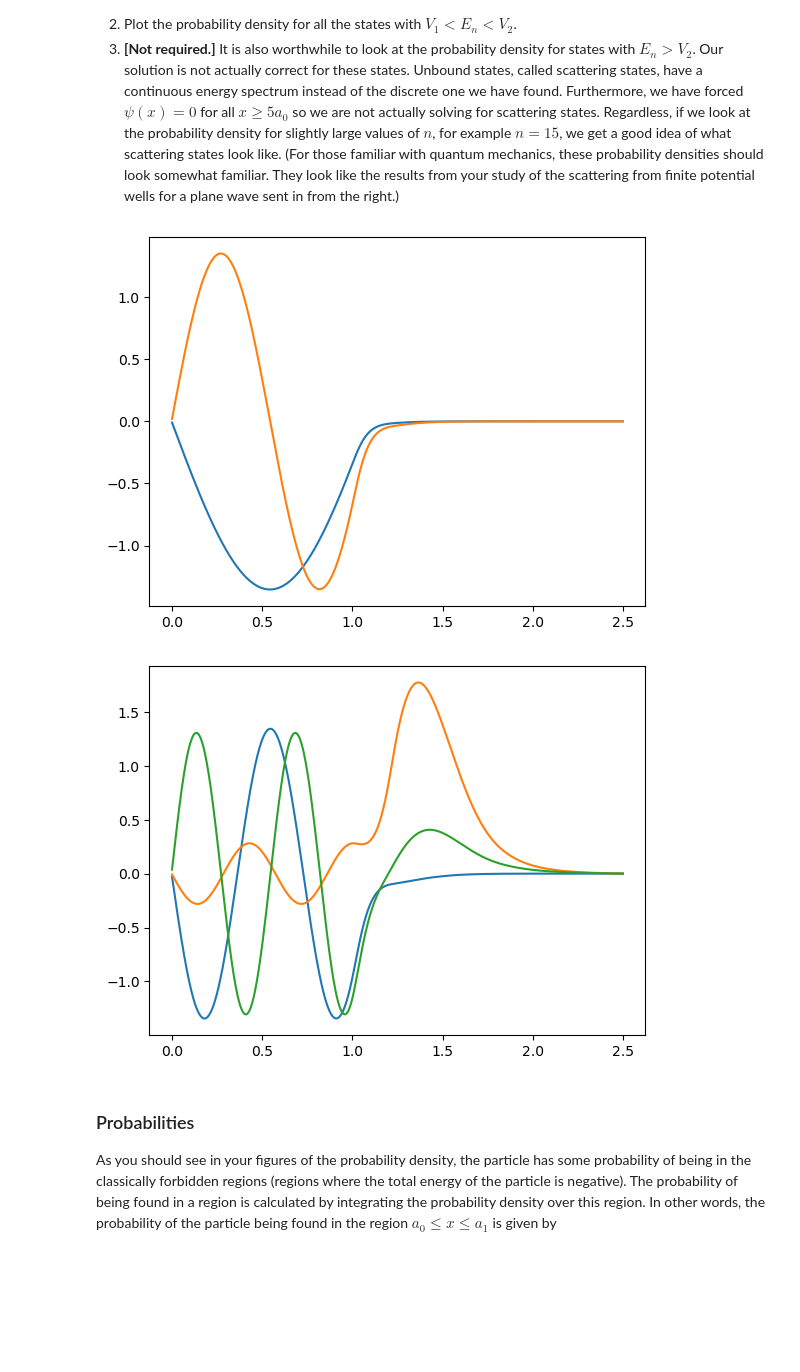
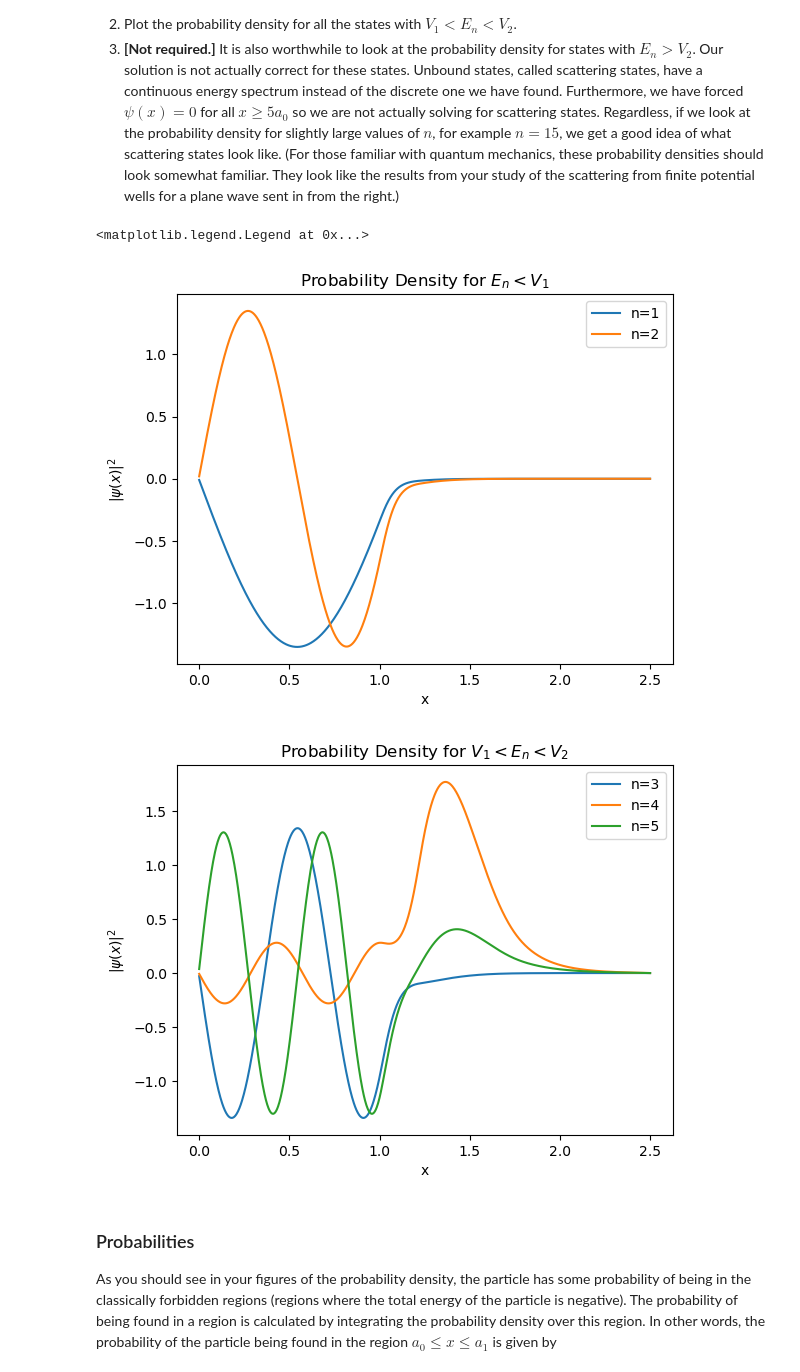
Before and after one commit to SerenaLynas/p250-spring-2026, a Jupyter notebook: labs/Lab08.ipynb, the cells around one changed output. Drawn from its saved outputs; the diff is of its cells as text; code cells hidden in the pictures; blank space fills up the shorter version.

```diff
--- a/labs/Lab08.ipynb
+++ b/labs/Lab08.ipynb
@@ -128,9 +128,13 @@ In doing so keep the following in mind.
 # %%
 for k in range(0, 3):
     n = k + 1
-    # TODO: fix
     phi = np.array([0, *(phis[:, k] * np.sign(phis[0, k])), 0])
     xs = np.linspace(0, L, len(phi))
-    plt.plot(xs, phi)
-    plt.plot(xs, np.sqrt(2 / L) * np.sin((n * np.pi * xs) / L), linestyle="--")
+    plt.plot(xs, phi, label=f"Numerical n={n}")
+    plt.plot(xs, np.sqrt(2 / L) * np.sin((n * np.pi * xs) / L), linestyle="--", label=f"Analytic n={n}")
+
+plt.xlabel("x")
+plt.ylabel(r"$\psi_n(x)$")
+plt.title("First Three Eigenfunctions")
+plt.legend()
 # %% [output]
@@ -285,17 +340,26 @@ All figures can be created in a single cell!
 # %%
 xs = np.linspace(0, L, 1001)
 below_v1, = np.where(ls < V1)
 for k in below_v1:
-    plt.plot(xs, phis[:, k])
+    plt.plot(xs, phis[:, k], label=f"n={k+1}")
+plt.xlabel("x")
+plt.ylabel(r"$|\psi(x)|^2$")
+plt.title(r"Probability Density for $E_n < V_1$")
+plt.legend()
 
 plt.figure()
 
 v1_v2, = np.where((V1 < ls) & (ls < V2))
 for k in v1_v2:
-    plt.plot(xs, phis[:, k])
+    plt.plot(xs, phis[:, k], label=f"n={k+1}")
+plt.xlabel("x")
+plt.ylabel(r"$|\psi(x)|^2$")
+plt.title(r"Probability Density for $V_1 < E_n < V_2$")
+plt.legend()
 # %% [output]
+<matplotlib.legend.Legend at 0x...>
-[figure, old version]
+[figure, new version]
-[figure, old version]
+[figure, new version]
 # %% [markdown]
 ### Probabilities
 
```
Also changed, not shown: parts of 9 cells of this notebook.
